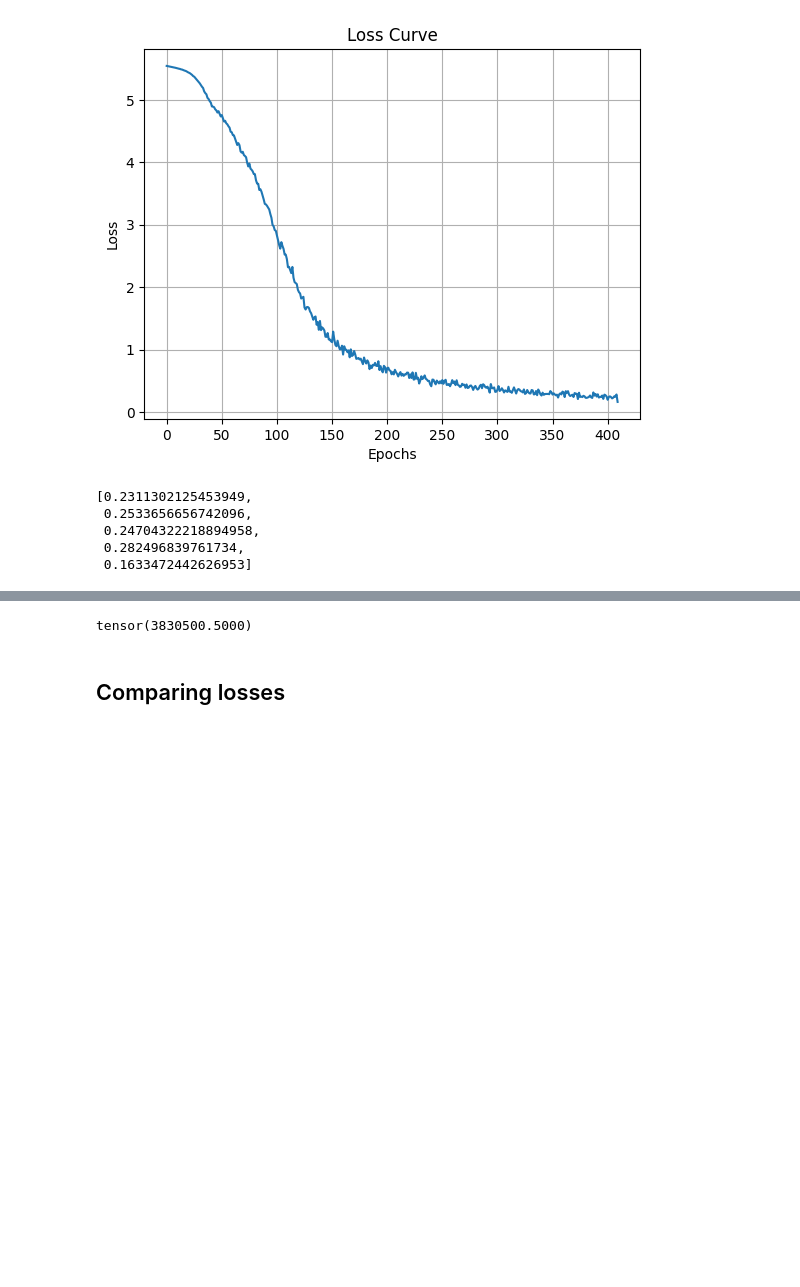
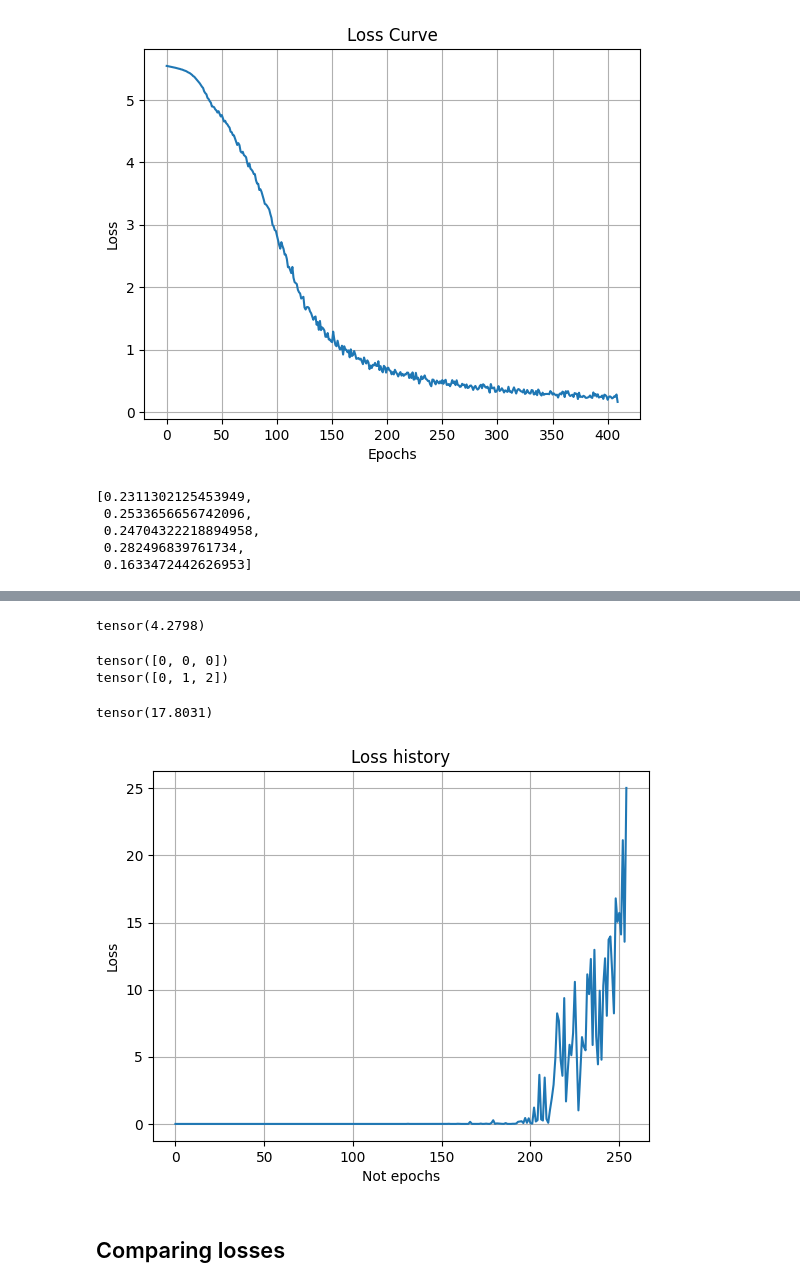
Before and after one commit to LouisYRYJ/Proof_based_approach_tutorial, a Jupyter notebook: proof_example copy.ipynb, the cells around one changed output, grey strips where cells are left out. Drawn from its saved outputs; the diff is of its cells as text; code cells hidden in the pictures; blank space fills up the shorter version.

Commit message:
added image

```diff
--- a/proof_example copy.ipynb
+++ b/proof_example copy.ipynb
@@ -1001,10 +998,50 @@ def convexity_proof(model, params: Parameters):
     return loss
 # %%
 x = convexity_proof(model=model_3, params=params_3)
-# %%
-x
-# %% [output]
-tensor(3830500.5000)
+# %%
+sum(x) / 256**3
+# %% [output]
+tensor(4.2798)
+# %%
+history_estimate = []
+history_exact = []
+n = 3
+b = 0
+with t.no_grad():
+
+    x_tensor = t.tensor([b] * n)
+    y_tensor = t.tensor([i for i in range(n)])
+    z_tensor = t.tensor([n] * n)
+    print(x_tensor)
+    print(y_tensor)
+    inputs = t.stack(
+        [
+            F.one_hot(x_tensor, num_classes=params_3.d_vocab).float(),
+            F.one_hot(y_tensor, num_classes=params_3.d_vocab).float(),
+            F.one_hot(z_tensor, num_classes=params_3.d_vocab).float(),
+        ],
+        dim=1,
+    )
+    outputs = model_3(inputs)
+
+    history_exact.append(t.nn.CrossEntropyLoss(reduction="sum")(outputs, z_tensor))
+# %% [output]
+tensor([0, 0, 0])
+tensor([0, 1, 2])
+# %%
+history[0]
+# %% [output]
+tensor(17.8031)
+# %%
+plt.plot(history)
+plt.title("Loss history")
+plt.xlabel("Not epochs")
+plt.ylabel("Loss")
+
+plt.grid(True)
+plt.show()
+# %% [output]
+[figure, added]
 # %% [markdown]
 ## Comparing losses
 # %%
```
Also changed, not shown: parts of 8 cells of this notebook, 1 other file.
